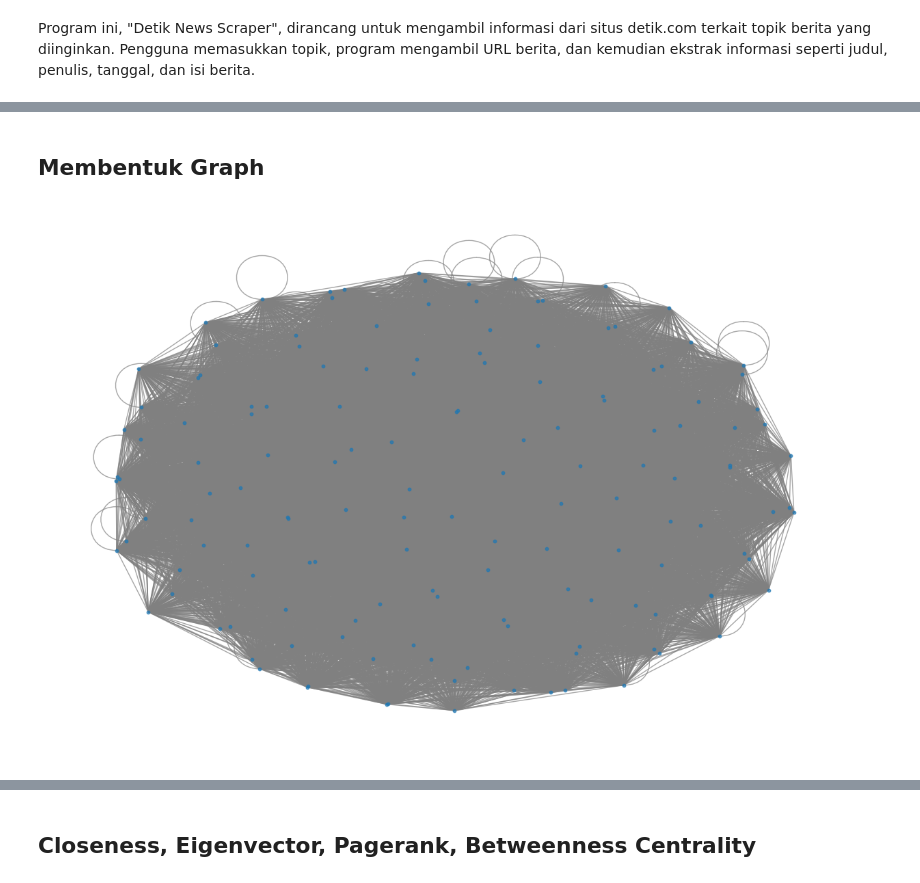
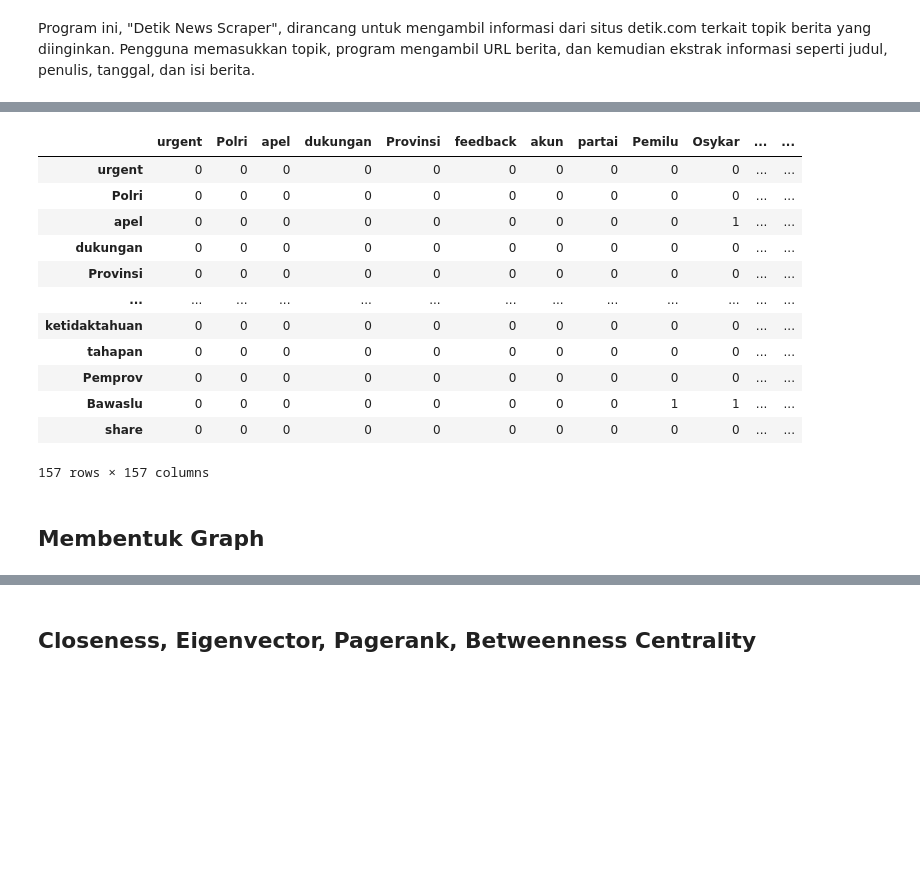
Before and after one commit to tiarh/ppw, a Jupyter notebook: _sources/Graph.ipynb, the cells around one changed output, grey strips where cells are left out. Drawn from its saved outputs; the diff is of its cells as text; code cells hidden in the pictures; blank space fills up the shorter version.

```diff
--- a/_sources/Graph.ipynb
+++ b/_sources/Graph.ipynb
@@ -152,24 +188,19 @@ print(kata_df[['berita_id', 'kata']])
+# %%
+coo_df = pd.DataFrame(coo_dict,index=coo_dict.keys()).astype('int')
+coo_df
+# %% [output]
+|  | urgent | Polri | apel | dukungan | Provinsi | feedback | akun | partai | Pemilu | Osykar | ... | ... |
+| urgent | 0 | 0 | 0 | 0 | 0 | 0 | 0 | 0 | 0 | 0 | ... | ... |
+| Polri | 0 | 0 | 0 | 0 | 0 | 0 | 0 | 0 | 0 | 0 | ... | ... |
+| apel | 0 | 0 | 0 | 0 | 0 | 0 | 0 | 0 | 0 | 1 | ... | ... |
+| dukungan | 0 | 0 | 0 | 0 | 0 | 0 | 0 | 0 | 0 | 0 | ... | ... |
+| Provinsi | 0 | 0 | 0 | 0 | 0 | 0 | 0 | 0 | 0 | 0 | ... | ... |
+| ... | ... | ... | ... | ... | ... | ... | ... | ... | ... | ... | ... | ... |
+| ketidaktahuan | 0 | 0 | 0 | 0 | 0 | 0 | 0 | 0 | 0 | 0 | ... | ... |
+| tahapan | 0 | 0 | 0 | 0 | 0 | 0 | 0 | 0 | 0 | 0 | ... | ... |
+| Pemprov | 0 | 0 | 0 | 0 | 0 | 0 | 0 | 0 | 0 | 0 | ... | ... |
+| Bawaslu | 0 | 0 | 0 | 0 | 0 | 0 | 0 | 0 | 1 | 1 | ... | ... |
+| share | 0 | 0 | 0 | 0 | 0 | 0 | 0 | 0 | 0 | 0 | ... | ... |
+157 rows × 157 columns
 # %% [markdown]
 ## Membentuk Graph
-# %%
-import networkx as nx
-import matplotlib.pyplot as plt
-
-# Buat graf
-G = nx.Graph()
-
-# Tambahkan tepi (edge) antara kata-kata
-for i in range(len(kata_df)):
-    for j in range(i + 1, len(kata_df)):  # Hindari menghitung skor untuk diri sendiri dan duplikat
-        kata_i = kata_df.loc[i, 'kata']
-        kata_j = kata_df.loc[j, 'kata']
-
-        G.add_edge(kata_i, kata_j)
-
-# Gambar graf
-plt.figure(figsize=(12, 8))
-pos = nx.spring_layout(G)
-nx.draw(G, pos, with_labels=False, node_size=10, edge_color='gray', alpha=0.7)
-plt.show()
-# %% [output]
-[figure, removed]
```
Also changed, not shown: parts of 19 cells of this notebook, 15 other files.
